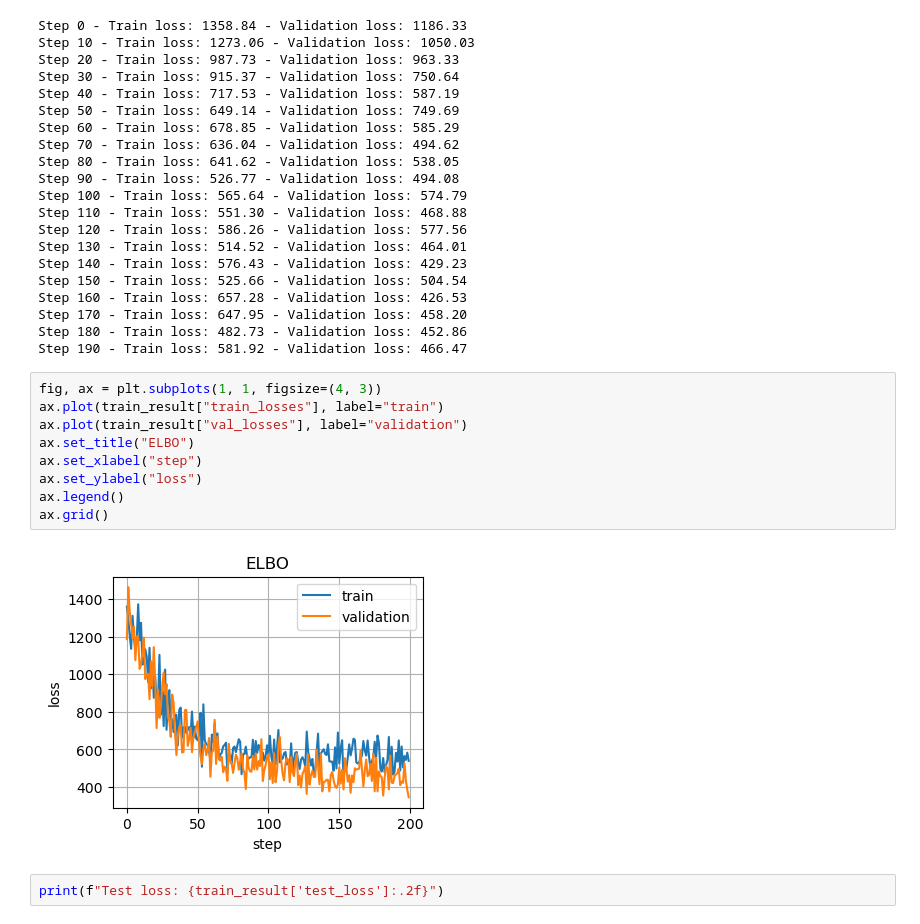
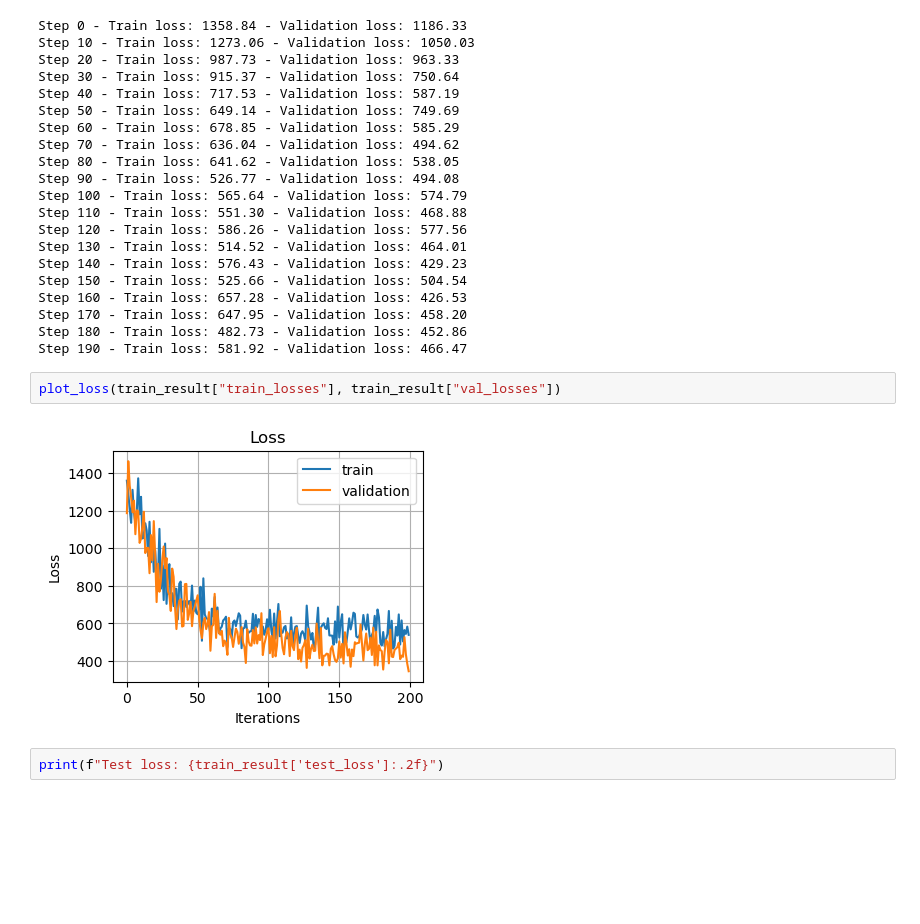
Before and after one commit to RasmusML/musicHMM, a Jupyter notebook: music_generation.ipynb, the cells around one changed output. Drawn from its saved outputs; the diff is of its cells as text; blank space fills up the shorter version.

```diff
--- a/music_generation.ipynb
+++ b/music_generation.ipynb
@@ -333,17 +362,10 @@ Step 160 - Train loss: 657.28 - Validation loss: 426.53
 Step 170 - Train loss: 647.95 - Validation loss: 458.20
 Step 180 - Train loss: 482.73 - Validation loss: 452.86
 Step 190 - Train loss: 581.92 - Validation loss: 466.47
-# %%
-fig, ax = plt.subplots(1, 1, figsize=(4, 3))
-ax.plot(train_result["train_losses"], label="train")
-ax.plot(train_result["val_losses"], label="validation")
-ax.set_title("ELBO")
-ax.set_xlabel("step")
-ax.set_ylabel("loss")
-ax.legend()
-ax.grid()
-# %% [output]
-[figure, removed]
+# %%
+plot_loss(train_result["train_losses"], train_result["val_losses"])
+# %% [output]
+[figure, added]
 # %%
 print(f"Test loss: {train_result['test_loss']:.2f}")
 # %% [output]
```
Also changed, not shown: parts of 20 cells of this notebook, 1 other file.
